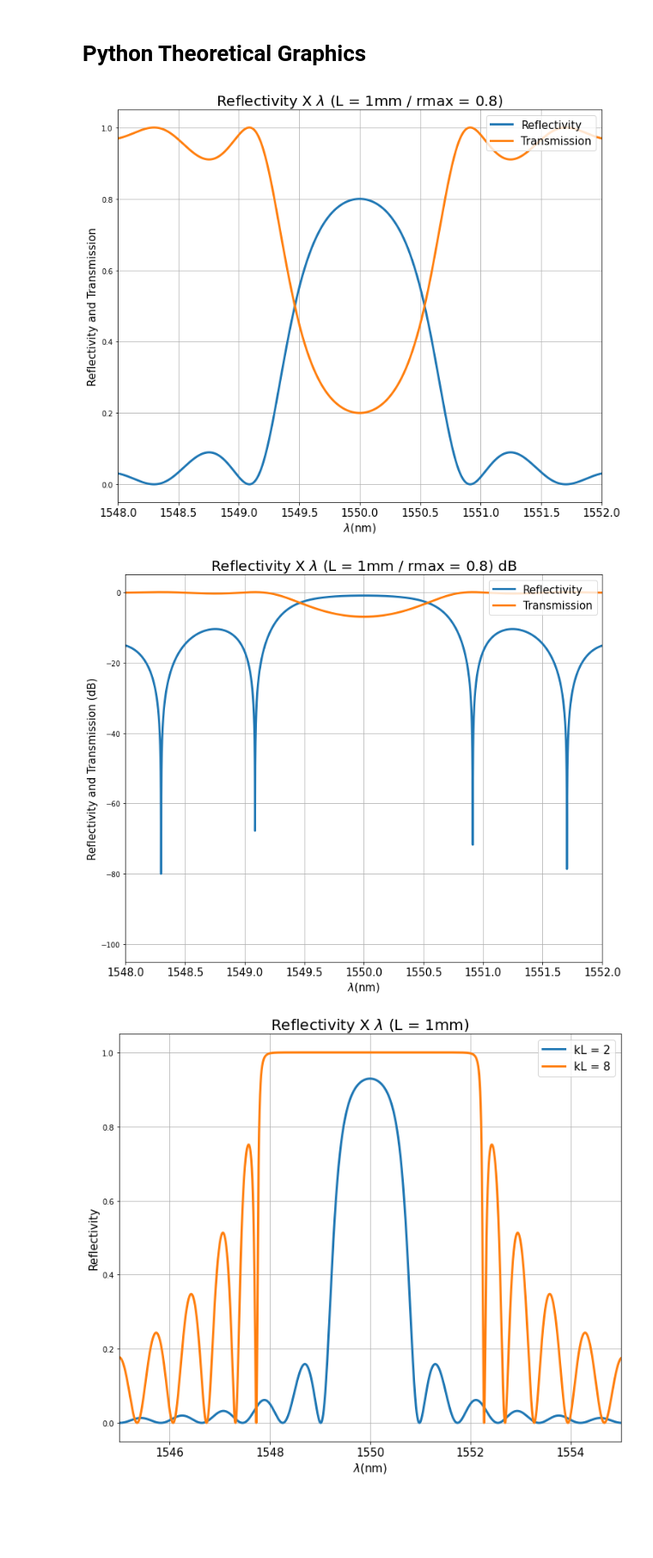
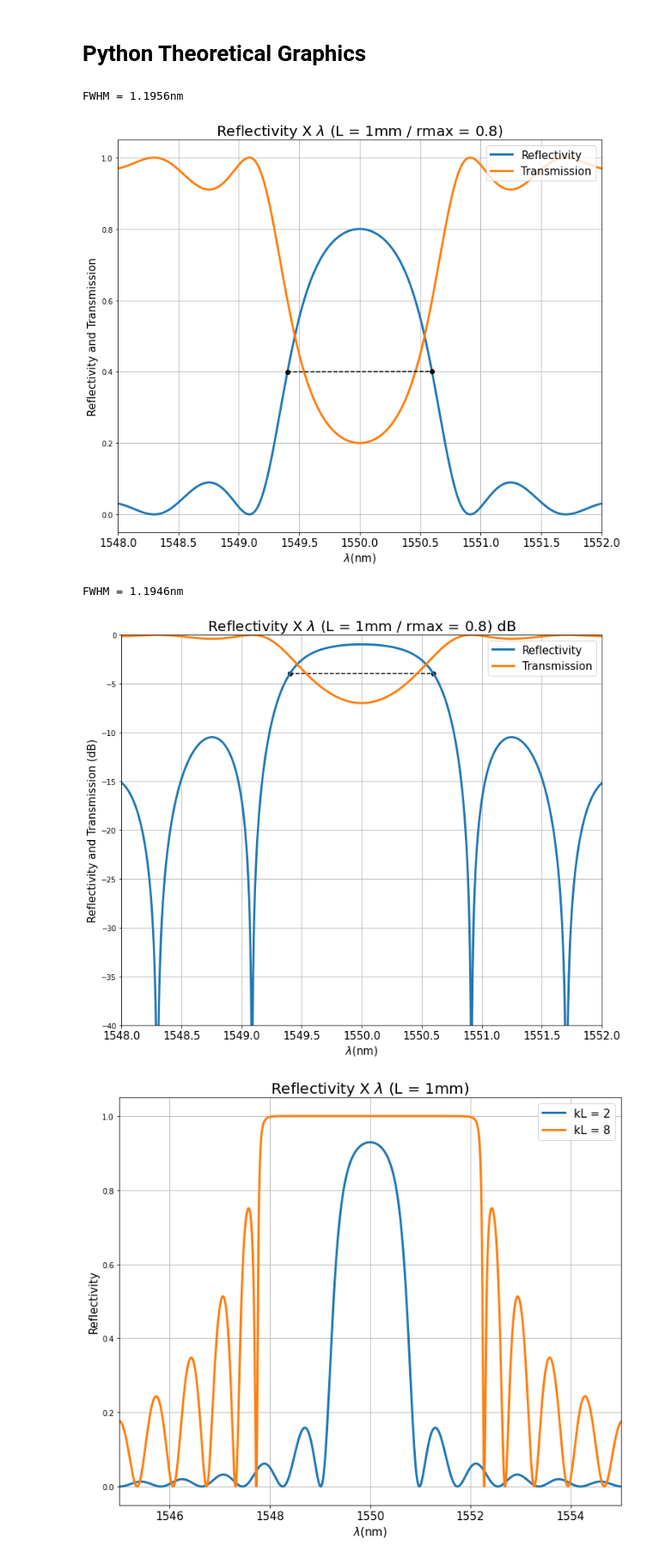
Before and after one commit to Leoopessoa/Bragg_Grating, a Jupyter notebook: Simulation/Theoretical introdution/TheoreticalNotebook.ipynb, the cells around one changed output. Shown at 86% size. Drawn from its saved outputs; the diff is of its cells as text; code cells hidden in the pictures; blank space fills up the shorter version.

```diff
--- a/Simulation/Theoretical introdution/TheoreticalNotebook.ipynb
+++ b/Simulation/Theoretical introdution/TheoreticalNotebook.ipynb
@@ -26,6 +26,34 @@ lumapi = importlib.util.module_from_spec(spec_win)
 os.add_dll_directory("C:/Program Files/Lumerical/v202/api/python")
 sys.path.append(os.path.dirname('D:/AAAAAAAArquivos/Facul/Capacitação/GitHub/BraggGrating'))
 spec_win.loader.exec_module(lumapi)
+
+
+def fwhm(band, reflection, dB):
+    from scipy.signal import find_peaks
+    peak, pd = find_peaks(reflection)
+    rmax = reflection[peak[np.argmax(reflection[peak])]]
+
+    if dB == True:
+        dB = 3
+        rmax = rmax-dB
+    else:
+        dB = 0
+        rmax = rmax/2
+
+    for i in range(0, len(band)):
+        if (reflection[i] <(rmax) and reflection[i+1] > (rmax)):
+            min = i
+            break
+
+    for i in range(int(band[-1]/2), len(band)):
+        if (reflection[i] > (rmax) and reflection[i+1] < (rmax)):
+            max = i
+            break
+    print('FWHM = '+ str(np.round((band[max]-band[min])*1e9,4)) + 'nm')
+
+    dots = [band[min]*1e9,reflection[min],band[max]*1e9, reflection[max]]
+
+    return dots,min,max
 # %% [markdown]
 # Python Theoretical Graphics
 # %%
@@ -66,31 +94,43 @@ plt.ylabel('Reflectivity and Transmission', size = '15')
 plt.xlabel('$\lambda$(nm)', size = '15')
 plt.xticks(size = '15')
 plt.xlim(1548,1552)
-
 plt.plot(band*1e9, r, label = 'Reflectivity', linewidth = 3)
 plt.plot(band*1e9, T, label = 'Transmission', linewidth = 3)
+
+dots, min, max = fwhm(band, r, False)
+plt.plot(dots[0],dots[1],'o',color='black')
+plt.plot(dots[2],dots[3],'o',color='black')
+plt.plot([dots[0],dots[2]],[dots[1],dots[3]],'--',color = 'black')
+
 plt.legend(loc = 'upper right', prop = {'size': 15})
-
 figure1.savefig('figure1.png')
 # %% [output]
+FWHM = 1.1956nm
-[figure, old version]
+[figure, new version]
 # %%
 figure2 = plt.figure(figsize=(12, 10))
 
 plt.grid(True)
 plt.title('Reflectivity X $\lambda$ (L = 1mm / rmax = 0.8) dB', size = 20)
 plt.ylabel('Reflectivity and Transmission (dB)', size = '15')
 plt.xlabel('$\lambda$(nm)', size = '15')
 plt.xticks(size = '15')
 plt.xlim(1548,1552)
 
+
+dots, min, max = fwhm(band, 10*np.log10(r), True)
+plt.plot(dots[0],dots[1],'o',color='black')
+plt.plot(dots[2],dots[3],'o',color='black')
+plt.plot([dots[0],dots[2]],[dots[1],dots[3]],'--',color = 'black')
 plt.plot(band*1e9, 10*np.log10(r), label = 'Reflectivity', linewidth = 3)
 plt.plot(band*1e9, 10*np.log10(T), label = 'Transmission', linewidth = 3)
 plt.legend(loc = 'upper right', prop = {'size': 15})
+plt.ylim(-40,0)
 
 figure2.savefig('figure2.png')
 # %% [output]
+FWHM = 1.1946nm
-[figure, old version]
+[figure, new version]
 # %%
 # Parameters diferent k*L values
 L = 1e-3
```
Also changed, not shown: parts of 19 cells of this notebook, 11 other files.
